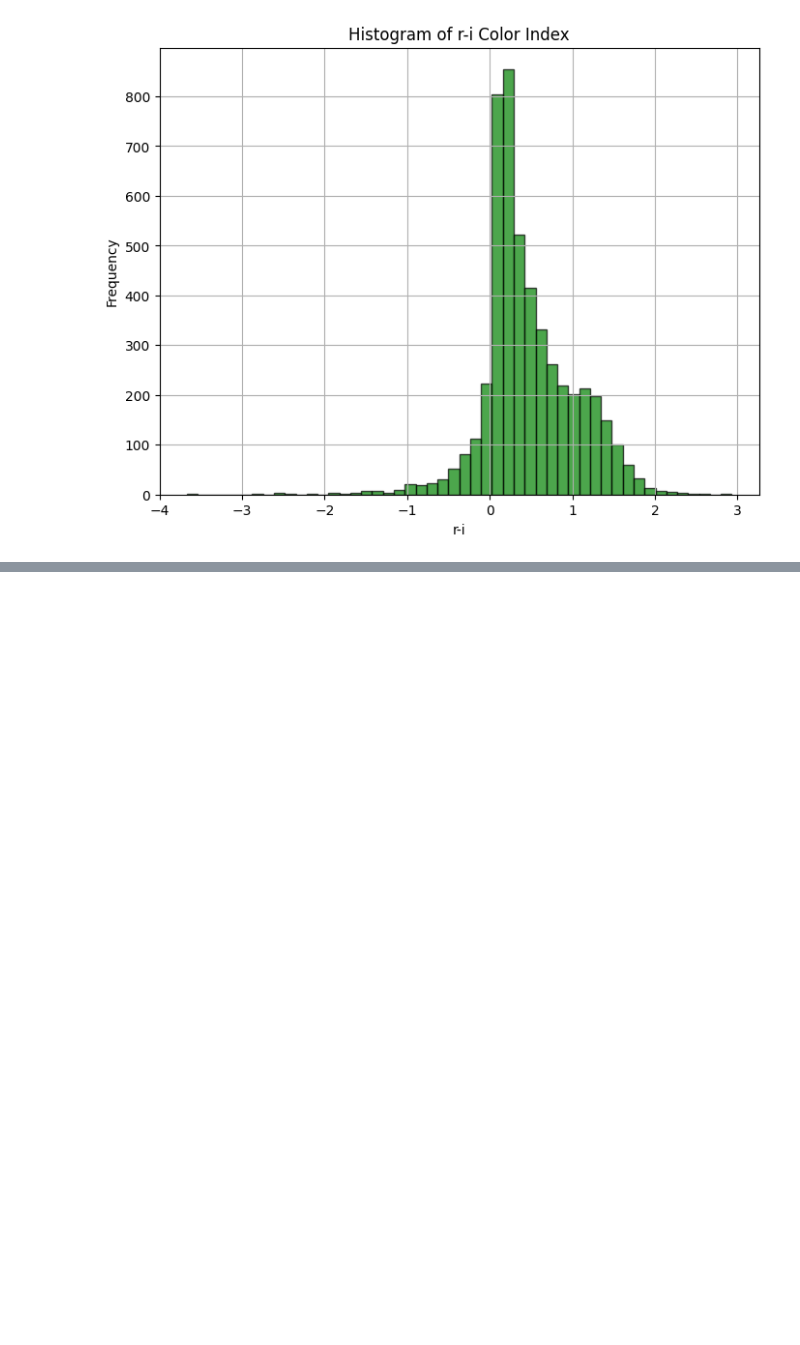
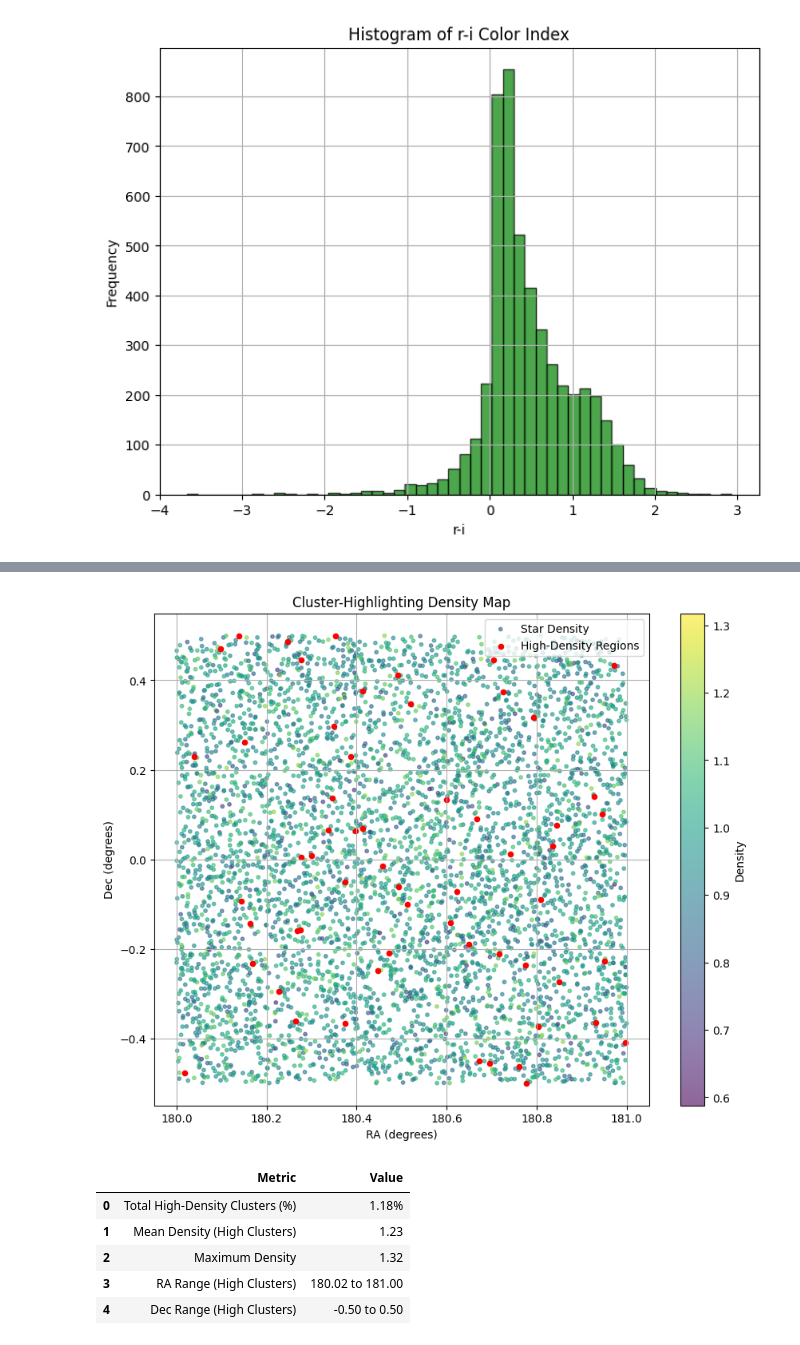
Before and after one commit to Fr4nc3/SDSS_Release_17_system_model, a Jupyter notebook: sdss_data.ipynb, the cells around one changed output, grey strips where cells are left out. Cells and saved outputs as stored; diff of their text form; code cells hidden in the pictures; blank space fills up the shorter version.

```diff
--- a/sdss_data.ipynb
+++ b/sdss_data.ipynb
@@ -418,0 +612,53 @@ max       5.154850     2.930830
+# %%
+
+
+
+# mock data for RA, Dec, and density
+np.random.seed(42)
+mock_ra = np.random.uniform(180.0, 181.0, 5000)
+mock_dec = np.random.uniform(-0.5, 0.5, 5000)
+mock_density = np.random.normal(loc=0.98, scale=0.1, size=5000)
+
+# Highlight regions with high density
+high_density_threshold = 1.2
+high_density_indices = mock_density > high_density_threshold
+
+# Create a scatter plot highlighting high-density clusters
+plt.figure(figsize=(10, 8))
+plt.scatter(mock_ra, mock_dec, c=mock_density, cmap='viridis', alpha=0.6, s=10, label="Star Density")
+plt.colorbar(label='Density')
+plt.scatter(mock_ra[high_density_indices], mock_dec[high_density_indices],
+            color='red', s=20, label='High-Density Regions')
+plt.xlabel('RA (degrees)')
+plt.ylabel('Dec (degrees)')
+plt.title('Cluster-Highlighting Density Map')
+plt.legend()
+plt.grid(True)
+plt.show()
+
+# summary statistics for high-density regions
+high_density_ra_range = (mock_ra[high_density_indices].min(), mock_ra[high_density_indices].max())
+high_density_dec_range = (mock_dec[high_density_indices].min(), mock_dec[high_density_indices].max())
+high_density_mean = mock_density[high_density_indices].mean()
+high_density_max = mock_density[high_density_indices].max()
+high_density_cluster_percentage = (len(mock_density[high_density_indices]) / len(mock_density)) * 100
+
+
+cluster_table = pd.DataFrame({
+    "Metric": ["Total High-Density Clusters (%)", "Mean Density (High Clusters)",
+               "Maximum Density", "RA Range (High Clusters)", "Dec Range (High Clusters)"],
+    "Value": [f"{high_density_cluster_percentage:.2f}%", f"{high_density_mean:.2f}",
+              f"{high_density_max:.2f}", f"{high_density_ra_range[0]:.2f} to {high_density_ra_range[1]:.2f}",
+              f"{high_density_dec_range[0]:.2f} to {high_density_dec_range[1]:.2f}"]
+})
+
+
+cluster_table
+# %% [output]
+[figure, added]
+|  | Metric | Value |
+| 0 | Total High-Density Clusters (%) | 1.18% |
+| 1 | Mean Density (High Clusters) | 1.23 |
+| 2 | Maximum Density | 1.32 |
+| 3 | RA Range (High Clusters) | 180.02 to 181.00 |
+| 4 | Dec Range (High Clusters) | -0.50 to 0.50 |
```
Also changed, not shown: parts of 16 cells of this notebook.
